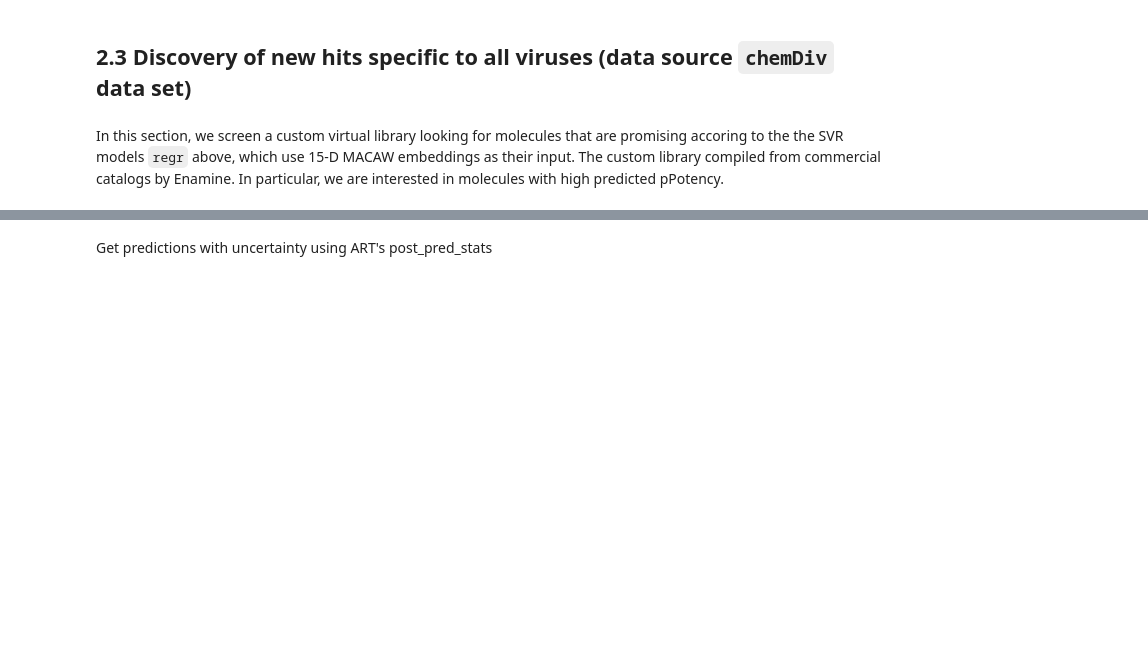
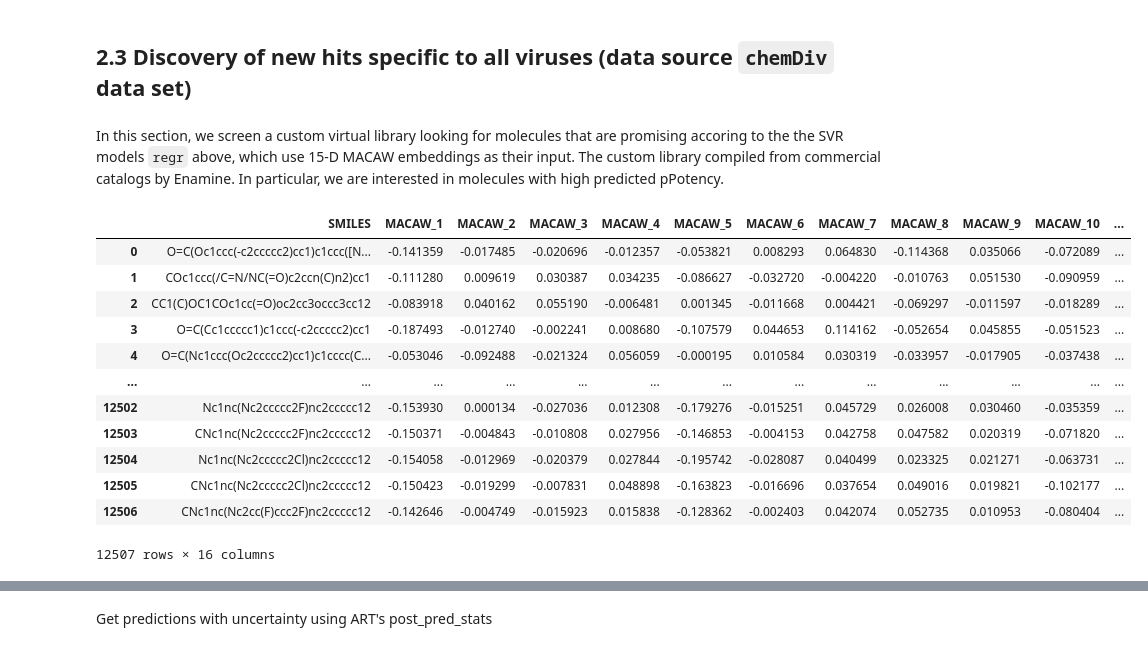
Before and after one commit to soumyadeepghosh35/DTRA_ART, a Jupyter notebook: DTRA_project_notebooks/Step5_ART_BacillusAnthracis.ipynb, the cells around one changed output, grey strips where cells are left out. Drawn from its saved outputs; the diff is of its cells as text; code cells hidden in the pictures; blank space fills up the shorter version.

```diff
--- a/DTRA_project_notebooks/Step5_ART_BacillusAnthracis.ipynb
+++ b/DTRA_project_notebooks/Step5_ART_BacillusAnthracis.ipynb
@@ -241,6 +405,20 @@ LCAntiviralsData_predicted
 # %% [markdown]
 In this section, we screen a custom virtual library looking for molecules that are promising accoring to the the SVR models `regr` above, which use 15-D MACAW embeddings as their input. The custom library compiled from commercial catalogs by Enamine. In particular, we are interested in molecules with high predicted pPotency.
 # %%
-BacillusAnthracis_ChemDivAntiviralsData_wMACAW = pd.read_csv(saveDir + "BacillusAnthracis_ChemDivAntiviralsData_wMACAW.csv")
-BacillusAnthracis_ChemDivAntiviralsData_wMACAW
+BacillusAnthracis_ChemDivAntiBioticData_wMACAW = pd.read_csv(saveDir + "BacillusAnthracis_ChemDivAntiviralsData_wMACAW.csv")
+BacillusAnthracis_ChemDivAntiBioticData_wMACAW
+# %% [output]
+|  | SMILES | MACAW_1 | MACAW_2 | MACAW_3 | MACAW_4 | MACAW_5 | MACAW_6 | MACAW_7 | MACAW_8 | MACAW_9 | MACAW_10 | ... |
+| 0 | O=C(Oc1ccc(-c2ccccc2)cc1)c1ccc([N... | -0.141359 | -0.017485 | -0.020696 | -0.012357 | -0.053821 | 0.008293 | 0.064830 | -0.114368 | 0.035066 | -0.072089 | ... |
+| 1 | COc1ccc(/C=N/NC(=O)c2ccn(C)n2)cc1 | -0.111280 | 0.009619 | 0.030387 | 0.034235 | -0.086627 | -0.032720 | -0.004220 | -0.010763 | 0.051530 | -0.090959 | ... |
+| 2 | CC1(C)OC1COc1cc(=O)oc2cc3occc3cc12 | -0.083918 | 0.040162 | 0.055190 | -0.006481 | 0.001345 | -0.011668 | 0.004421 | -0.069297 | -0.011597 | -0.018289 | ... |
+| 3 | O=C(Cc1ccccc1)c1ccc(-c2ccccc2)cc1 | -0.187493 | -0.012740 | -0.002241 | 0.008680 | -0.107579 | 0.044653 | 0.114162 | -0.052654 | 0.045855 | -0.051523 | ... |
+| 4 | O=C(Nc1ccc(Oc2ccccc2)cc1)c1cccc(C... | -0.053046 | -0.092488 | -0.021324 | 0.056059 | -0.000195 | 0.010584 | 0.030319 | -0.033957 | -0.017905 | -0.037438 | ... |
+| ... | ... | ... | ... | ... | ... | ... | ... | ... | ... | ... | ... | ... |
+| 12502 | Nc1nc(Nc2ccccc2F)nc2ccccc12 | -0.153930 | 0.000134 | -0.027036 | 0.012308 | -0.179276 | -0.015251 | 0.045729 | 0.026008 | 0.030460 | -0.035359 | ... |
+| 12503 | CNc1nc(Nc2ccccc2F)nc2ccccc12 | -0.150371 | -0.004843 | -0.010808 | 0.027956 | -0.146853 | -0.004153 | 0.042758 | 0.047582 | 0.020319 | -0.071820 | ... |
+| 12504 | Nc1nc(Nc2ccccc2Cl)nc2ccccc12 | -0.154058 | -0.012969 | -0.020379 | 0.027844 | -0.195742 | -0.028087 | 0.040499 | 0.023325 | 0.021271 | -0.063731 | ... |
+| 12505 | CNc1nc(Nc2ccccc2Cl)nc2ccccc12 | -0.150423 | -0.019299 | -0.007831 | 0.048898 | -0.163823 | -0.016696 | 0.037654 | 0.049016 | 0.019821 | -0.102177 | ... |
+| 12506 | CNc1nc(Nc2cc(F)ccc2F)nc2ccccc12 | -0.142646 | -0.004749 | -0.015923 | 0.015838 | -0.128362 | -0.002403 | 0.042074 | 0.052735 | 0.010953 | -0.080404 | ... |
+12507 rows × 16 columns
 # %%
```
Also changed, not shown: parts of 22 cells of this notebook.
